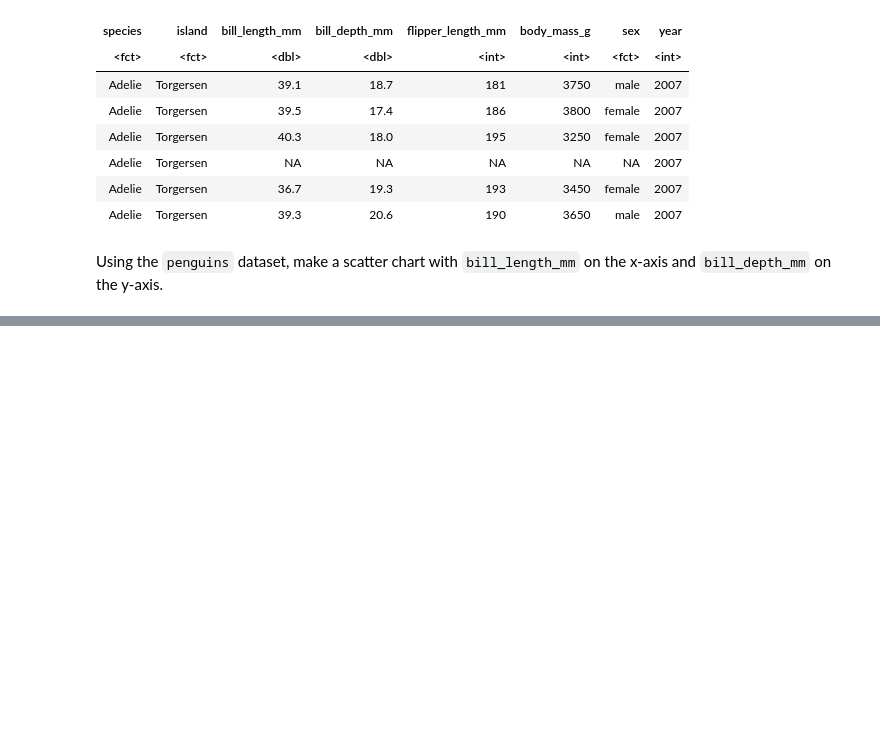
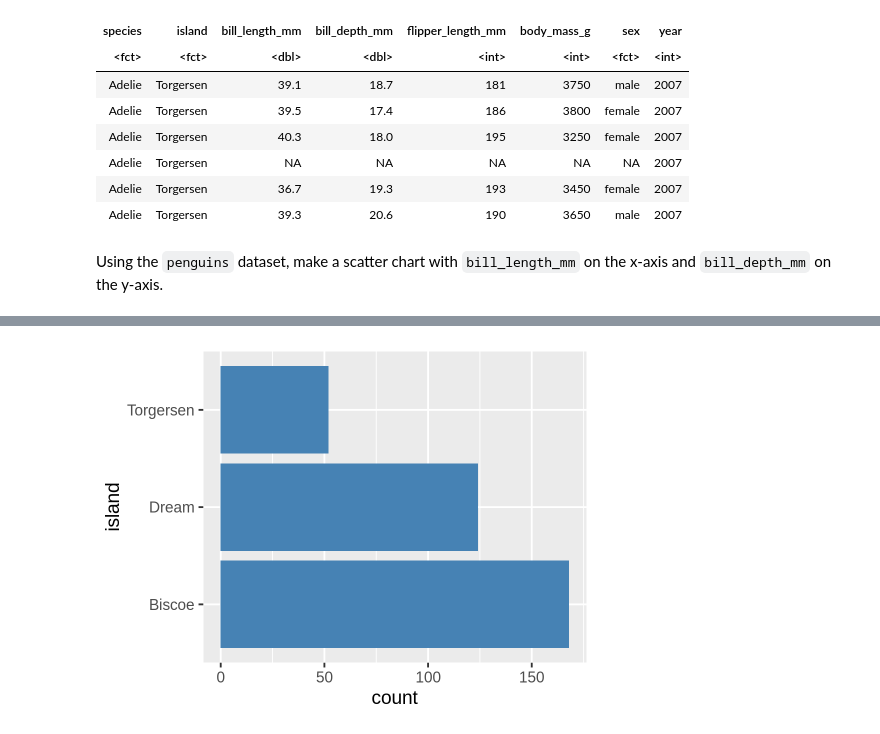
Before and after one commit to yzeffect/BIOS512, a Jupyter notebook: BIOS512 Assignment/BIOS512 Assignment 01.ipynb, the cells around one changed output, grey strips where cells are left out. Drawn from its saved outputs; the diff is of its cells as text; code cells hidden in the pictures; blank space fills up the shorter version.

```diff
--- a/BIOS512 Assignment/BIOS512 Assignment 01.ipynb
+++ b/BIOS512 Assignment/BIOS512 Assignment 01.ipynb
@@ -90,0 +77,7 @@ Warning message:
+# %%
+p = ggplot(penguins, aes(y = island)) +
+    geom_bar(fill="steelblue")
+
+p
+# %% [output]
+[figure, added]
```
Also changed, not shown: parts of 10 cells of this notebook.
